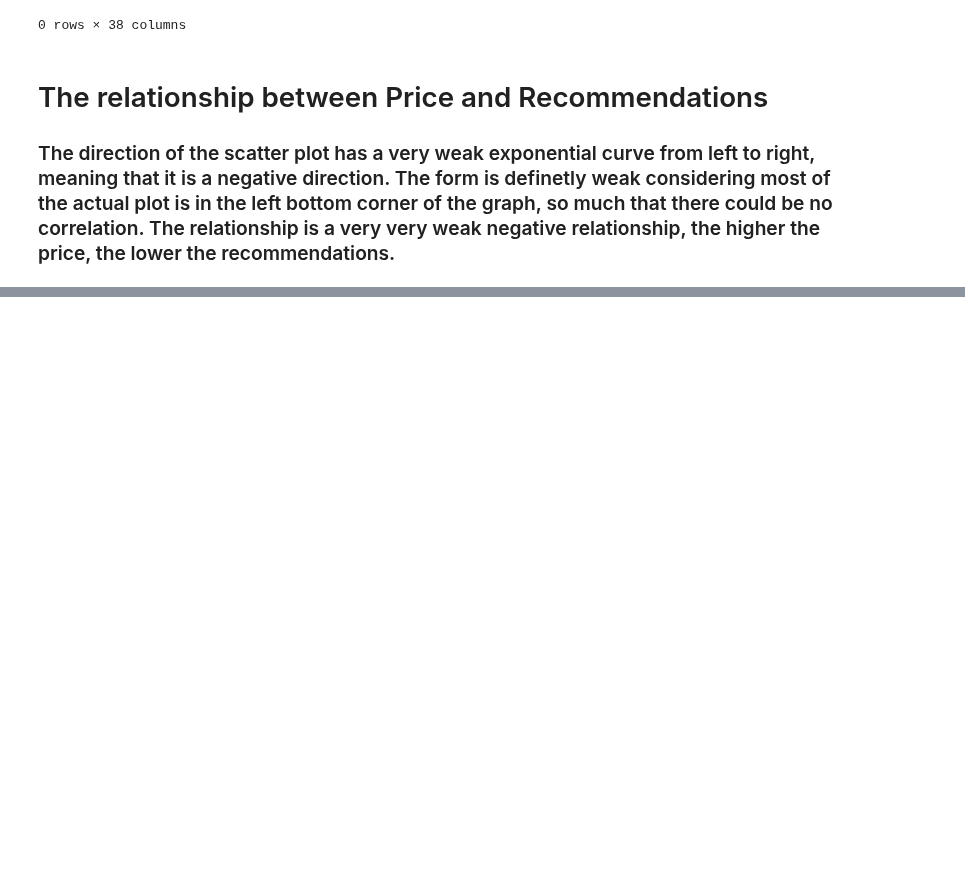
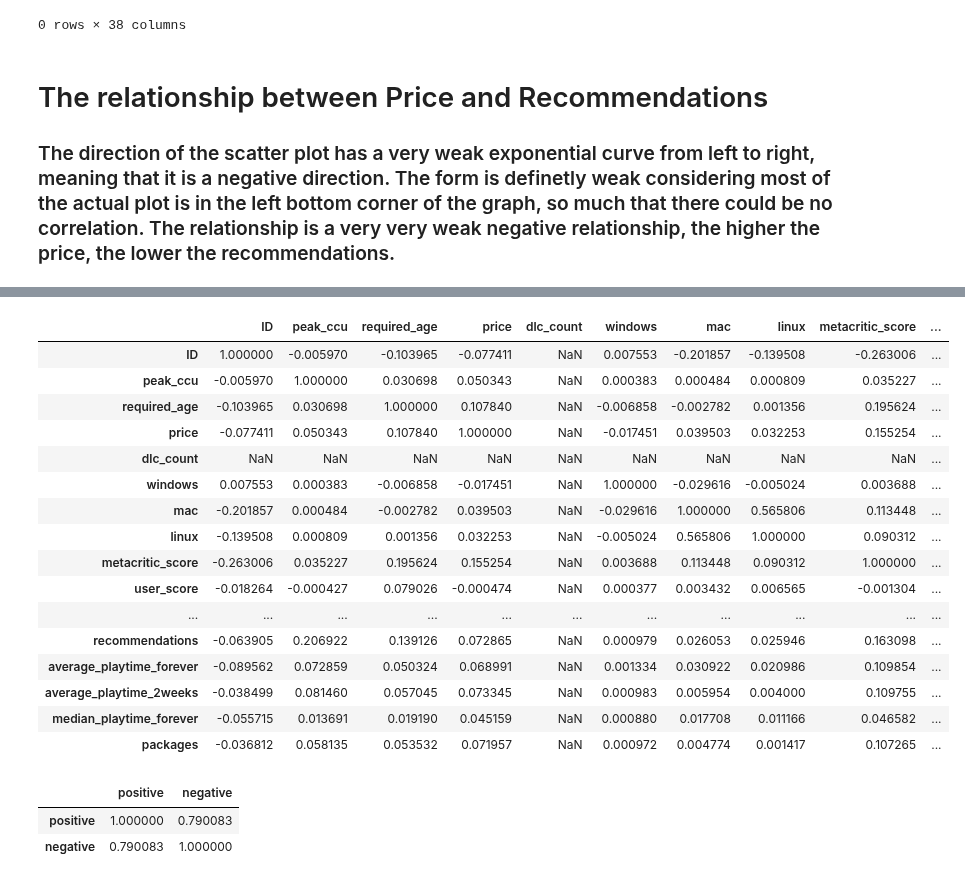
Before and after one commit to ReapersOne/AI, a Jupyter notebook: Semester 1/Games/SteamGames.ipynb, the cells around one changed output, grey strips where cells are left out. Drawn from its saved outputs; the diff is of its cells as text; code cells hidden in the pictures; blank space fills up the shorter version.

```diff
--- a/Semester 1/Games/SteamGames.ipynb
+++ b/Semester 1/Games/SteamGames.ipynb
@@ -160,0 +192,27 @@ df[df["price"] == 249.0]
+# %%
+df.corr(method='pearson')
+# %% [output]
+|  | ID | peak_ccu | required_age | price | dlc_count | windows | mac | linux | metacritic_score | ... |
+| ID | 1.000000 | -0.005970 | -0.103965 | -0.077411 | NaN | 0.007553 | -0.201857 | -0.139508 | -0.263006 | ... |
+| peak_ccu | -0.005970 | 1.000000 | 0.030698 | 0.050343 | NaN | 0.000383 | 0.000484 | 0.000809 | 0.035227 | ... |
+| required_age | -0.103965 | 0.030698 | 1.000000 | 0.107840 | NaN | -0.006858 | -0.002782 | 0.001356 | 0.195624 | ... |
+| price | -0.077411 | 0.050343 | 0.107840 | 1.000000 | NaN | -0.017451 | 0.039503 | 0.032253 | 0.155254 | ... |
+| dlc_count | NaN | NaN | NaN | NaN | NaN | NaN | NaN | NaN | NaN | ... |
+| windows | 0.007553 | 0.000383 | -0.006858 | -0.017451 | NaN | 1.000000 | -0.029616 | -0.005024 | 0.003688 | ... |
+| mac | -0.201857 | 0.000484 | -0.002782 | 0.039503 | NaN | -0.029616 | 1.000000 | 0.565806 | 0.113448 | ... |
+| linux | -0.139508 | 0.000809 | 0.001356 | 0.032253 | NaN | -0.005024 | 0.565806 | 1.000000 | 0.090312 | ... |
+| metacritic_score | -0.263006 | 0.035227 | 0.195624 | 0.155254 | NaN | 0.003688 | 0.113448 | 0.090312 | 1.000000 | ... |
+| user_score | -0.018264 | -0.000427 | 0.079026 | -0.000474 | NaN | 0.000377 | 0.003432 | 0.006565 | -0.001304 | ... |
+| ... | ... | ... | ... | ... | ... | ... | ... | ... | ... | ... |
+| recommendations | -0.063905 | 0.206922 | 0.139126 | 0.072865 | NaN | 0.000979 | 0.026053 | 0.025946 | 0.163098 | ... |
+| average_playtime_forever | -0.089562 | 0.072859 | 0.050324 | 0.068991 | NaN | 0.001334 | 0.030922 | 0.020986 | 0.109854 | ... |
+| average_playtime_2weeks | -0.038499 | 0.081460 | 0.057045 | 0.073345 | NaN | 0.000983 | 0.005954 | 0.004000 | 0.109755 | ... |
+| median_playtime_forever | -0.055715 | 0.013691 | 0.019190 | 0.045159 | NaN | 0.000880 | 0.017708 | 0.011166 | 0.046582 | ... |
+| packages | -0.036812 | 0.058135 | 0.053532 | 0.071957 | NaN | 0.000972 | 0.004774 | 0.001417 | 0.107265 | ... |
+# %%
+subDF = df[['positive', 'negative']]
+subDF.corr(method='pearson')
+# %% [output]
+|  | positive | negative |
+| positive | 1.000000 | 0.790083 |
+| negative | 0.790083 | 1.000000 |
```
Also changed, not shown: parts of 9 cells of this notebook.
